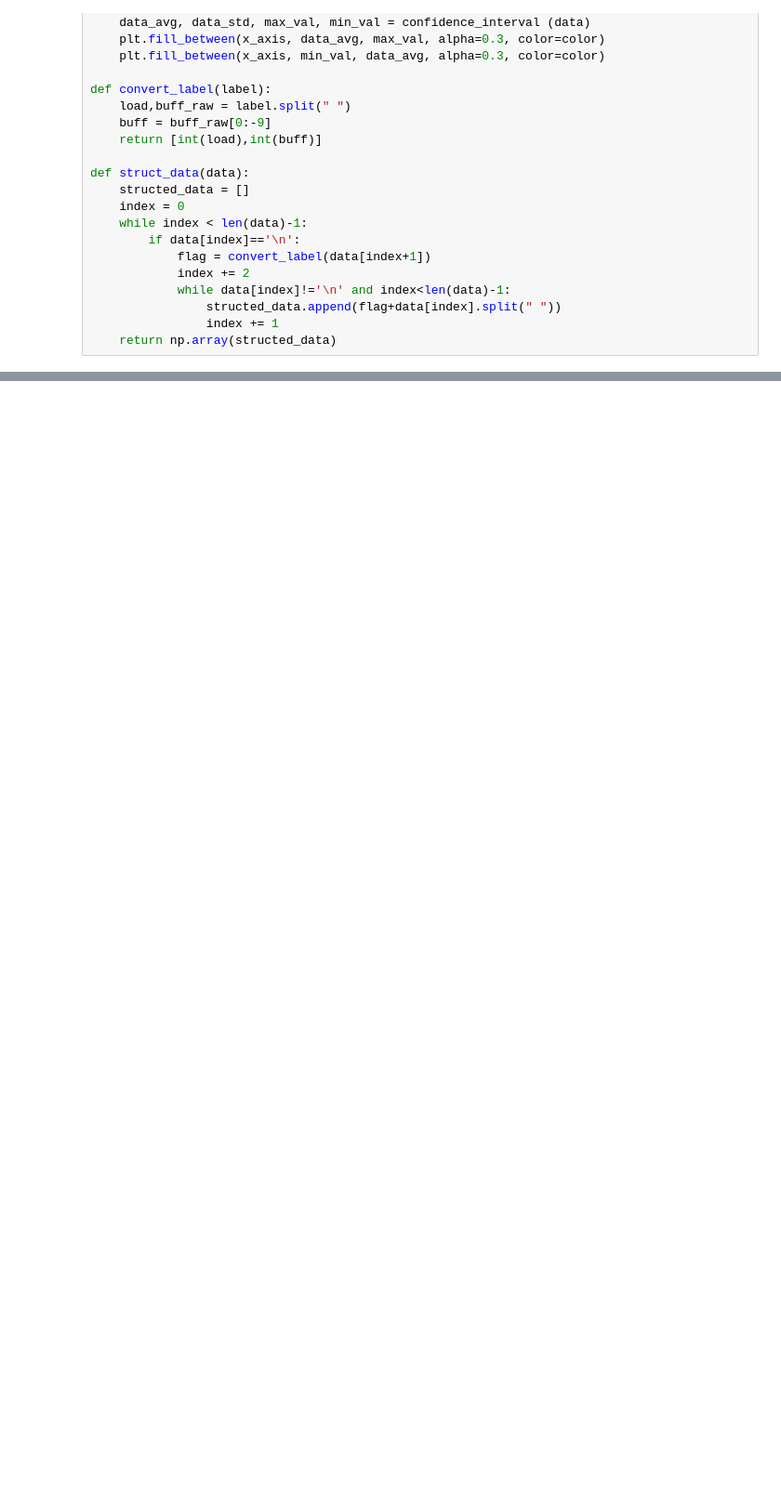
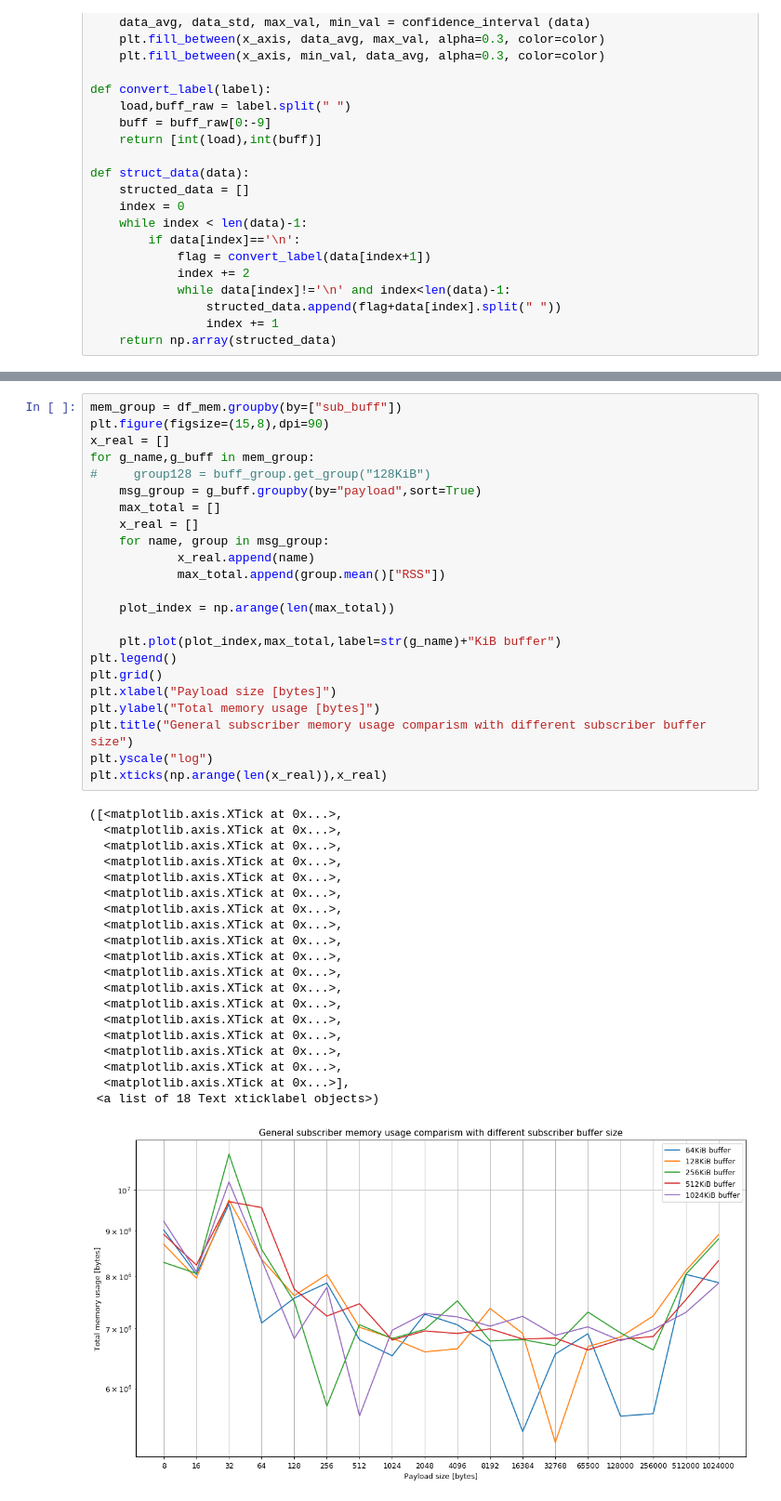
Before and after one commit to Rexyyj/zenoh_buffer_size, a Jupyter notebook: plot_sub.ipynb, the cells around one changed output, grey strips where cells are left out. Shown: that part at 93% size. Cells and saved outputs as stored; diff of their text form; blank space fills up the shorter version.

```diff
--- a/plot_sub.ipynb
+++ b/plot_sub.ipynb
@@ -105 +97,45 @@ plt.xticks(np.arange(len(x_real)),x_real)
+# %%
+mem_group = df_mem.groupby(by=["sub_buff"])
+plt.figure(figsize=(15,8),dpi=90)
+x_real = []
+for g_name,g_buff in mem_group:
+#     group128 = buff_group.get_group("128KiB")
+    msg_group = g_buff.groupby(by="payload",sort=True)
+    max_total = []
+    x_real = []
+    for name, group in msg_group:
+            x_real.append(name)
+            max_total.append(group.mean()["RSS"])
+
+    plot_index = np.arange(len(max_total))
+
+    plt.plot(plot_index,max_total,label=str(g_name)+"KiB buffer")
+plt.legend()
+plt.grid()
+plt.xlabel("Payload size [bytes]")
+plt.ylabel("Total memory usage [bytes]")
+plt.title("General subscriber memory usage comparism with different subscriber buffer size")
+plt.yscale("log")
+plt.xticks(np.arange(len(x_real)),x_real)
+# %% [output]
+([<matplotlib.axis.XTick at 0x...>,
+  <matplotlib.axis.XTick at 0x...>,
+  <matplotlib.axis.XTick at 0x...>,
+  <matplotlib.axis.XTick at 0x...>,
+  <matplotlib.axis.XTick at 0x...>,
+  <matplotlib.axis.XTick at 0x...>,
+  <matplotlib.axis.XTick at 0x...>,
+  <matplotlib.axis.XTick at 0x...>,
+  <matplotlib.axis.XTick at 0x...>,
+  <matplotlib.axis.XTick at 0x...>,
+  <matplotlib.axis.XTick at 0x...>,
+  <matplotlib.axis.XTick at 0x...>,
+  <matplotlib.axis.XTick at 0x...>,
+  <matplotlib.axis.XTick at 0x...>,
+  <matplotlib.axis.XTick at 0x...>,
+  <matplotlib.axis.XTick at 0x...>,
+  <matplotlib.axis.XTick at 0x...>,
+  <matplotlib.axis.XTick at 0x...>],
+ <a list of 18 Text xticklabel objects>)
+[figure, added]
 # %%
```
Also changed, not shown: parts of 3 cells of this notebook, 8 other files.
